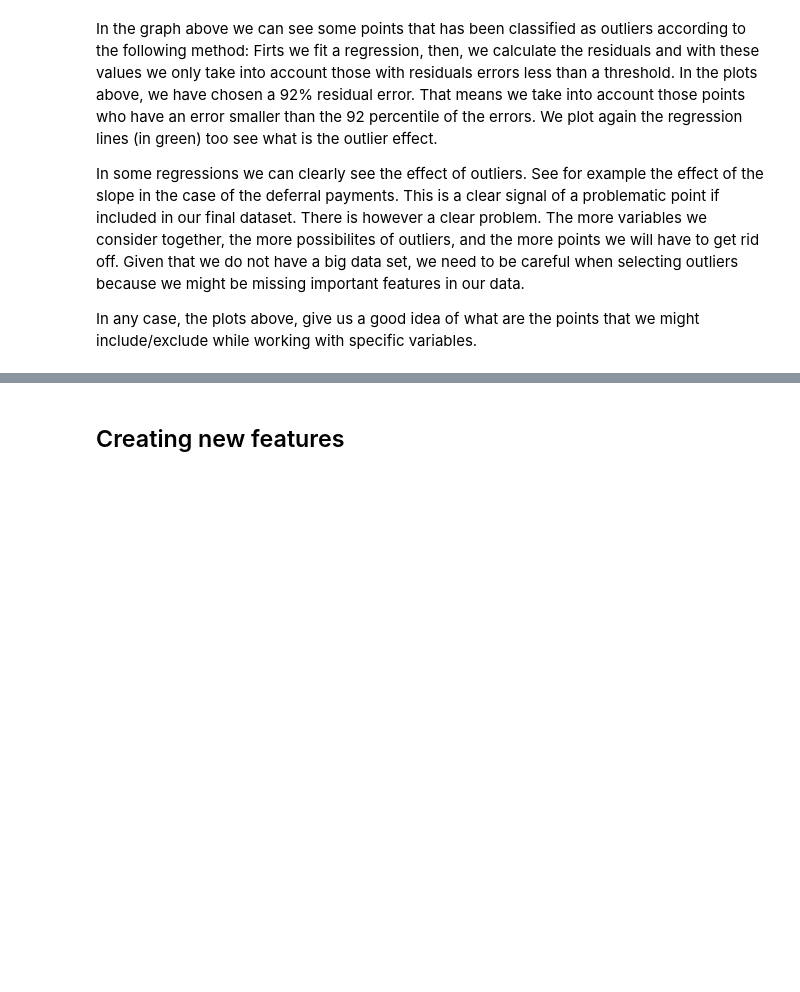
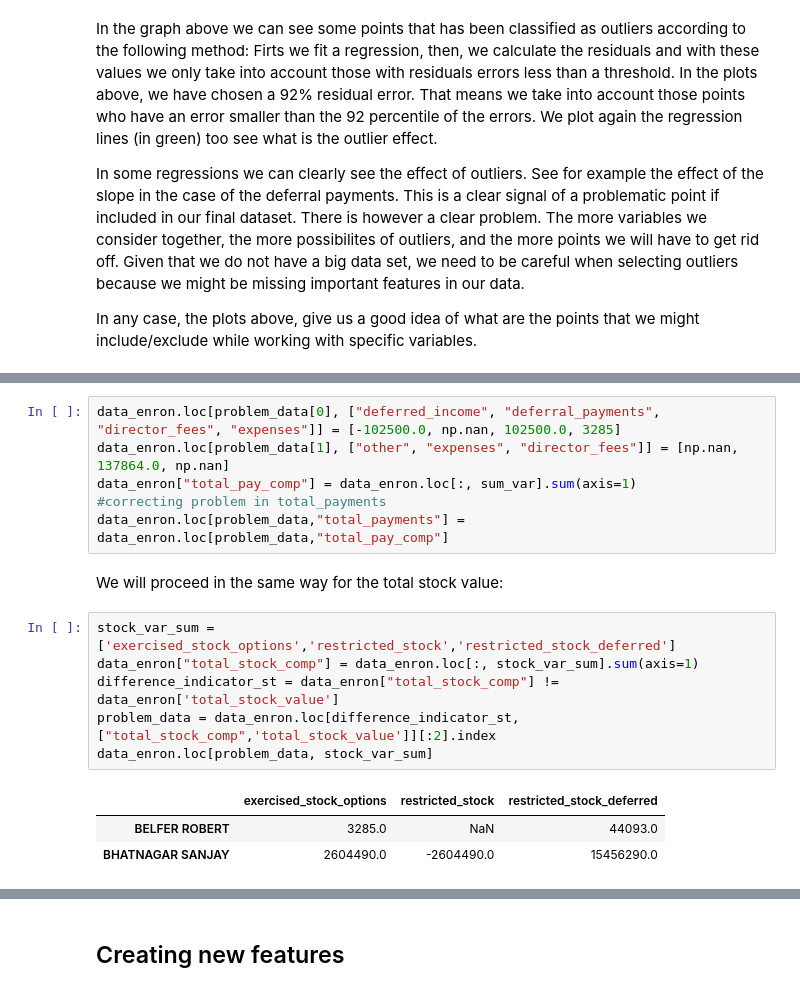
Before and after one commit to jlcoto/Udacity, a Jupyter notebook: machine_learning_project/Identifying_fraud_enron.ipynb, the cells around one changed output, grey strips where cells are left out. Drawn from its saved outputs; the diff is of its cells as text; blank space fills up the shorter version.

```diff
--- a/machine_learning_project/Identifying_fraud_enron.ipynb
+++ b/machine_learning_project/Identifying_fraud_enron.ipynb
@@ -131,0 +170,18 @@ In any case, the plots above, give us a good idea of what are the points that we
+# %%
+data_enron.loc[problem_data[0], ["deferred_income", "deferral_payments", "director_fees", "expenses"]] = [-102500.0, np.nan, 102500.0, 3285]
+data_enron.loc[problem_data[1], ["other", "expenses", "director_fees"]] = [np.nan, 137864.0, np.nan]
+data_enron["total_pay_comp"] = data_enron.loc[:, sum_var].sum(axis=1)
+#correcting problem in total_payments
+data_enron.loc[problem_data,"total_payments"] = data_enron.loc[problem_data,"total_pay_comp"]
+# %% [markdown]
+We will proceed in the same way for the total stock value:
+# %%
+stock_var_sum = ['exercised_stock_options','restricted_stock','restricted_stock_deferred']
+data_enron["total_stock_comp"] = data_enron.loc[:, stock_var_sum].sum(axis=1)
+difference_indicator_st = data_enron["total_stock_comp"] != data_enron['total_stock_value']
+problem_data = data_enron.loc[difference_indicator_st, ["total_stock_comp",'total_stock_value']][:2].index
+data_enron.loc[problem_data, stock_var_sum]
+# %% [output]
+|  | exercised_stock_options | restricted_stock | restricted_stock_deferred |
+| BELFER ROBERT | 3285.0 | NaN | 44093.0 |
+| BHATNAGAR SANJAY | 2604490.0 | -2604490.0 | 15456290.0 |
```
Also changed, not shown: parts of 122 cells of this notebook, 6 other files.
